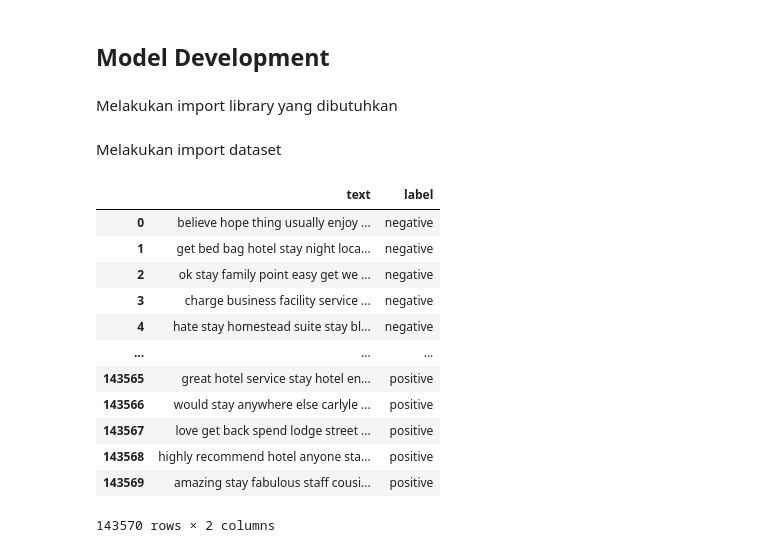
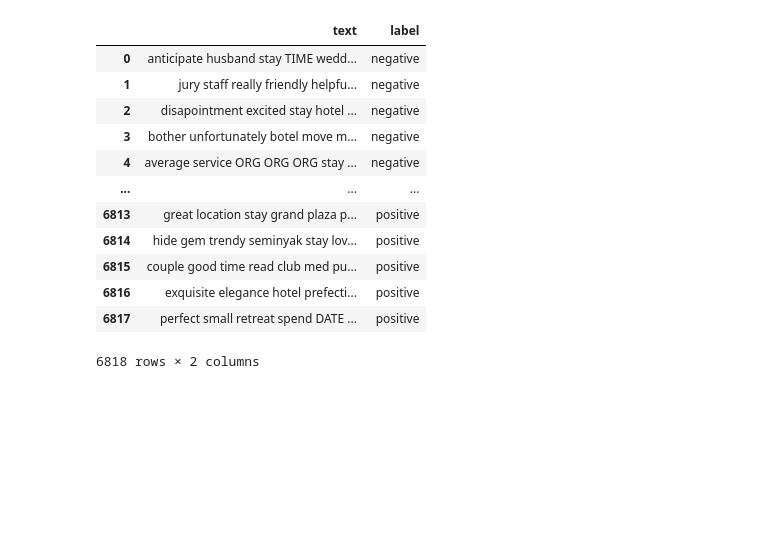
Before and after one commit to mausneg/Aspect-Based-Sentiment-Analysis-Hotel-Review, a Jupyter notebook: model/model_2.ipynb, the cells around one changed output. Cells and saved outputs as stored; diff of their text form; code cells hidden in the pictures; blank space fills up the shorter version.

```diff
--- a/model/model_2.ipynb
+++ b/model/model_2.ipynb
@@ -1,7 +1,3 @@
-# %% [markdown]
-## Model Development
-# %% [markdown]
-Melakukan import library yang dibutuhkan
 # %%
 import tensorflow as tf
 from tensorflow.keras.preprocessing.text import Tokenizer
@@ -21,19 +16,17 @@ import seaborn as sns
-# %% [markdown]
-Melakukan import dataset
 # %%
-df_data = pd.read_csv('../Data/data_2/clean_review_small.csv')
+df_data = pd.read_csv('../Data/data_1/clean_tripadvisor_6k.csv')
 df_data
 # %% [output]
 |  | text | label |
-| 0 | believe hope thing usually enjoy ... | negative |
-| 1 | get bed bag hotel stay night loca... | negative |
-| 2 | ok stay family point easy get we ... | negative |
-| 3 | charge business facility service ... | negative |
-| 4 | hate stay homestead suite stay bl... | negative |
+| 0 | anticipate husband stay TIME wedd... | negative |
+| 1 | jury staff really friendly helpfu... | negative |
+| 2 | disapointment excited stay hotel ... | negative |
+| 3 | bother unfortunately botel move m... | negative |
+| 4 | average service ORG ORG ORG stay ... | negative |
 | ... | ... | ... |
-| 143565 | great hotel service stay hotel en... | positive |
-| 143566 | would stay anywhere else carlyle ... | positive |
-| 143567 | love get back spend lodge street ... | positive |
-| 143568 | highly recommend hotel anyone sta... | positive |
-| 143569 | amazing stay fabulous staff cousi... | positive |
+| 6813 | great location stay grand plaza p... | positive |
+| 6814 | hide gem trendy seminyak stay lov... | positive |
+| 6815 | couple good time read club med pu... | positive |
+| 6816 | exquisite elegance hotel prefecti... | positive |
+| 6817 | perfect small retreat spend DATE ... | positive |
-143570 rows × 2 columns
+6818 rows × 2 columns
```
Also changed, not shown: parts of 37 cells of this notebook, 13 other files.
